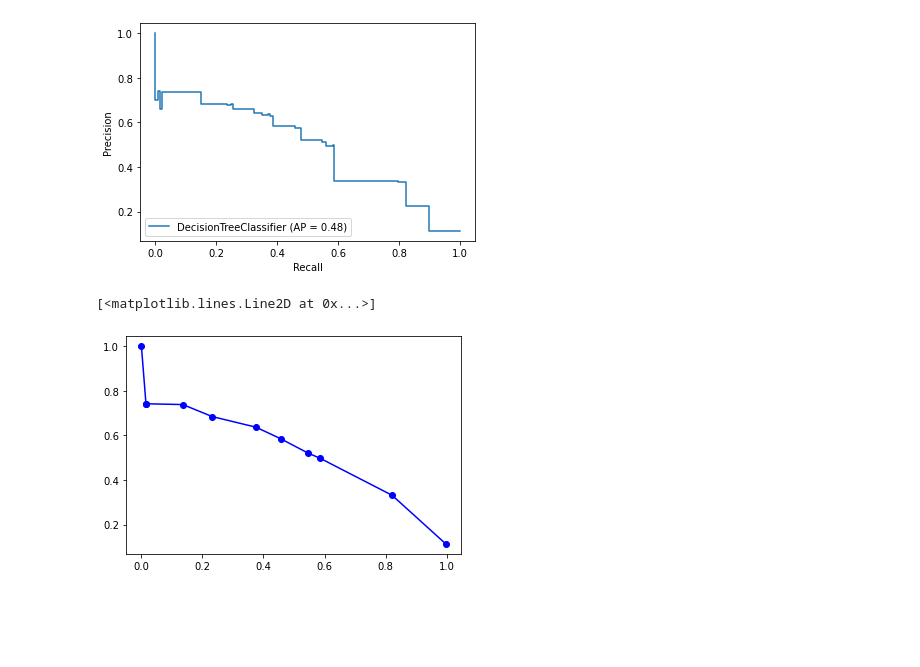
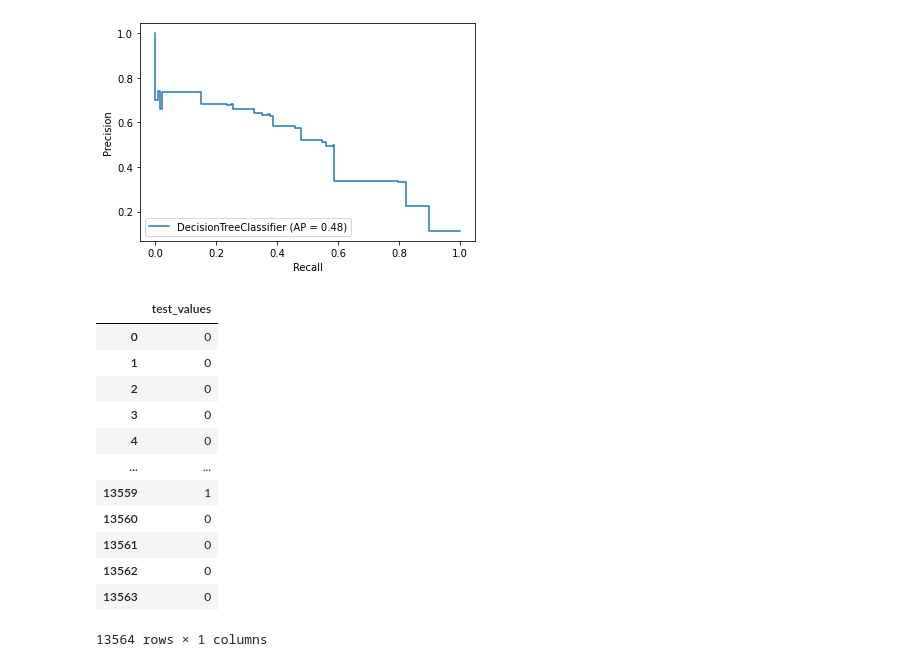
Before and after one commit to baomdoan/Classification-Practice, a Jupyter notebook: Bank Data.ipynb, the cells around one changed output. Saved outputs shown, nothing was run; the diff lists cells and outputs as text; code cells hidden in the pictures; blank space fills up the shorter version.

```diff
--- a/Bank Data.ipynb
+++ b/Bank Data.ipynb
@@ -424,8 +385,22 @@ from sklearn.metrics import auc, plot_precision_recall_curve
 disp = plot_precision_recall_curve(bank_clf_5, bank_X_test, bank_y_test)
 # %% [output]
 [figure]
-# %%
-plt.plot(bank_thresholds['Recall'], bank_thresholds['Precision'], 'bo-')
-# %% [output]
-[<matplotlib.lines.Line2D at 0x...>]
-[figure, removed]
+# %%
+target_values = pd.DataFrame()
+target_values['test_values']=bank_y_test
+target_values.reset_index(drop=True, inplace=True)
+target_values
+# %% [output]
+|  | test_values |
+| 0 | 0 |
+| 1 | 0 |
+| 2 | 0 |
+| 3 | 0 |
+| 4 | 0 |
+| ... | ... |
+| 13559 | 1 |
+| 13560 | 0 |
+| 13561 | 0 |
+| 13562 | 0 |
+| 13563 | 0 |
+13564 rows × 1 columns
```
Also changed, not shown: parts of 52 cells of this notebook.
